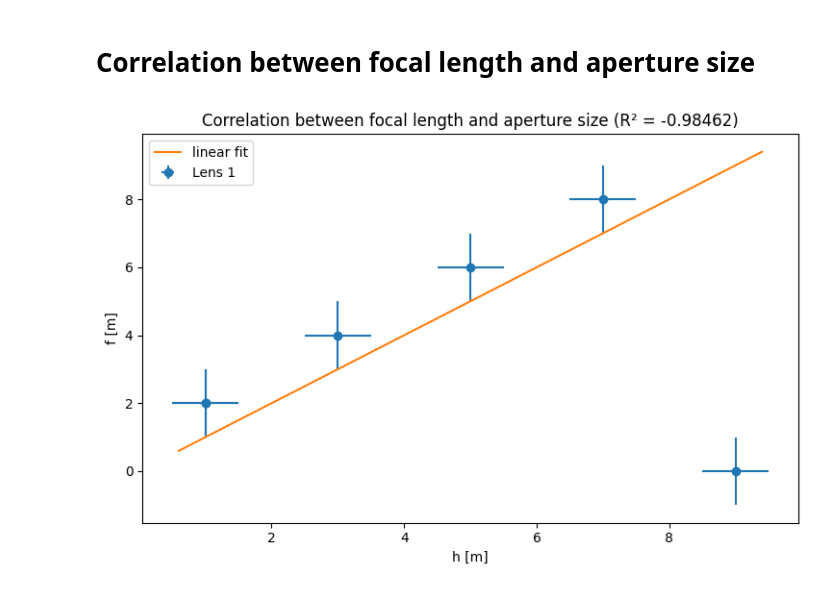
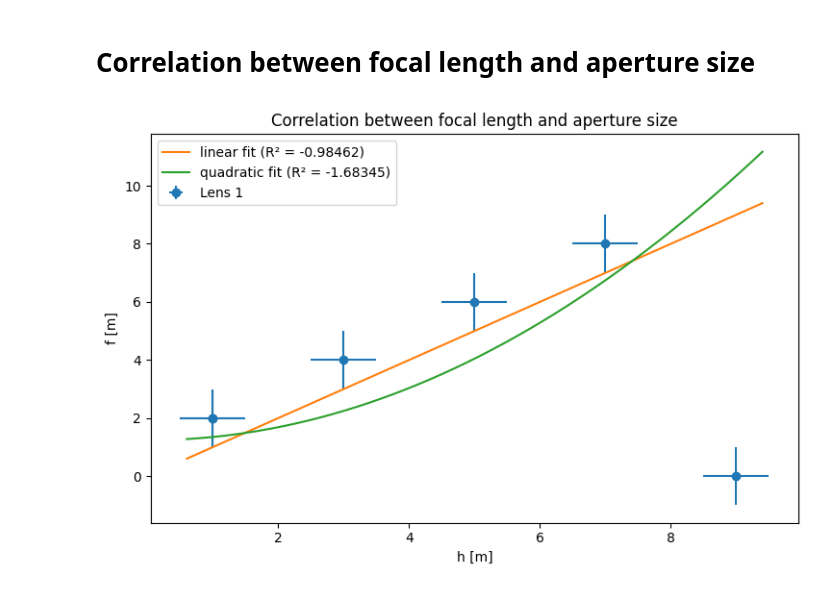
Before and after one commit to Mhfd10/P2_ETHZ_SS26, a Jupyter notebook: Geometrical Optics/main.ipynb, the cells around one changed output. Drawn from its saved outputs; the diff is of its cells as text; code cells hidden in the pictures.

Commit message:
added quadratic fit correlation between focal length and aperture size

```diff
--- a/Geometrical Optics/main.ipynb
+++ b/Geometrical Optics/main.ipynb
@@ -216,44 +216,67 @@ plt.show()
 # %% [markdown]
 # Correlation between focal length and aperture size
 # %%
-def f(beta, h):
+def linear(beta, h):
     m, y= beta
     return m*h+y
 
-model = odr.Model(f)
+def quadratic(beta, h):
+    a, f0 = beta
+    return f0 + a*h**2
+
+# linear fit
+model = odr.Model(linear)
 data = odr.RealData(unumpy.nominal_values(lens_1_SA[0]), unumpy.nominal_values(lens_1_SA[0]), sx=unumpy.std_devs(lens_1_SA[1]), sy=unumpy.std_devs(lens_1_SA[1][1]))
 p0 = [1,1]
 odr_run = odr.ODR(data, model, beta0=p0).run()
 
 m_fit, y_fit = odr_run.beta
 m_err, y_err = odr_run.sd_beta
 
 m = ufloat(m_fit, m_err)
 y = ufloat(y_fit, y_err)
 
 # r2-score
-y_hat = f(odr_run.beta, unumpy.nominal_values(lens_1_SA[0]))
-ss_res = np.sum((unumpy.nominal_values(lens_1_SA[1]) - y_hat)**2)
-ss_tot = np.sum((unumpy.nominal_values(lens_1_SA[1]) - np.mean(unumpy.nominal_values(lens_1_SA[1])))**2)
-r_squared = 1.0 - ss_res/ss_tot
+y_hat_linear = linear(odr_run.beta, unumpy.nominal_values(lens_1_SA[0]))
+ss_res_linear = np.sum((unumpy.nominal_values(lens_1_SA[1]) - y_hat_linear) ** 2)
+ss_tot_linear = np.sum((unumpy.nominal_values(lens_1_SA[1]) - np.mean(unumpy.nominal_values(lens_1_SA[1]))) ** 2)
+r_squared_linear = 1.0 - ss_res_linear / ss_tot_linear
+
+# quadratic fit
+model = odr.Model(quadratic)
+odr_run = odr.ODR(data, model, beta0=p0).run()
+
+a_fit, f0_fit = odr_run.beta
+a_err, f0_err = odr_run.sd_beta
+
+a = ufloat(m_fit, m_err)
+f0 = ufloat(y_fit, y_err)
+
+# r2-score
+y_hat_quadratic = quadratic(odr_run.beta, unumpy.nominal_values(lens_1_SA[0]))
+ss_res_quadratic = np.sum((unumpy.nominal_values(lens_1_SA[1]) - y_hat_quadratic) ** 2)
+ss_tot_quadratic = np.sum((unumpy.nominal_values(lens_1_SA[1]) - np.mean(unumpy.nominal_values(lens_1_SA[1]))) ** 2)
+r_squared_quadratic = 1.0 - ss_res_quadratic / ss_tot_quadratic
 
 # plot
 h_min, h_max = np.min(unumpy.nominal_values(lens_1_SA[0])), np.max(unumpy.nominal_values(lens_1_SA[0]))
 h_pad = 0.05 * (h_max - h_min)
 h_fit = np.linspace(h_min - h_pad, h_max + h_pad, 1000)
 
-fit  = f([m_fit, y_fit], h_fit)
+linear_fit  = linear([m_fit, y_fit], h_fit)
+quadratic_fit = quadratic([a_fit, f0_fit], h_fit)
 
 plt.figure(figsize=(7.5, 5))
 plt.style.use('default')
 plt.errorbar(unumpy.nominal_values(lens_1_SA[0]), unumpy.nominal_values(lens_1_SA[1]), xerr=unumpy.std_devs(lens_1_SA[0]), yerr=unumpy.std_devs(lens_1_SA[1]), fmt='o', label='Lens 1')
-plt.plot(h_fit, fit, '-', label=rf"linear fit")
+plt.plot(h_fit, linear_fit, '-', label=rf"linear fit (R² = {r_squared_linear:.5f})")
+plt.plot(h_fit, quadratic_fit, '-', label=rf"quadratic fit (R² = {r_squared_quadratic:.5f})")
 plt.xlabel('h [m]')
 plt.ylabel('f [m]')
-plt.title(f'Correlation between focal length and aperture size (R² = {r_squared:.5f})')
+plt.title(f'Correlation between focal length and aperture size')
 plt.legend(loc='best')
 plt.tight_layout()
 plt.savefig('Spherical_Aberration_correlation.png', dpi=600)
 plt.show()
 # %% [output]
-[figure, old version]
+[figure, new version]
```
Also changed, not shown: 1 other file.
